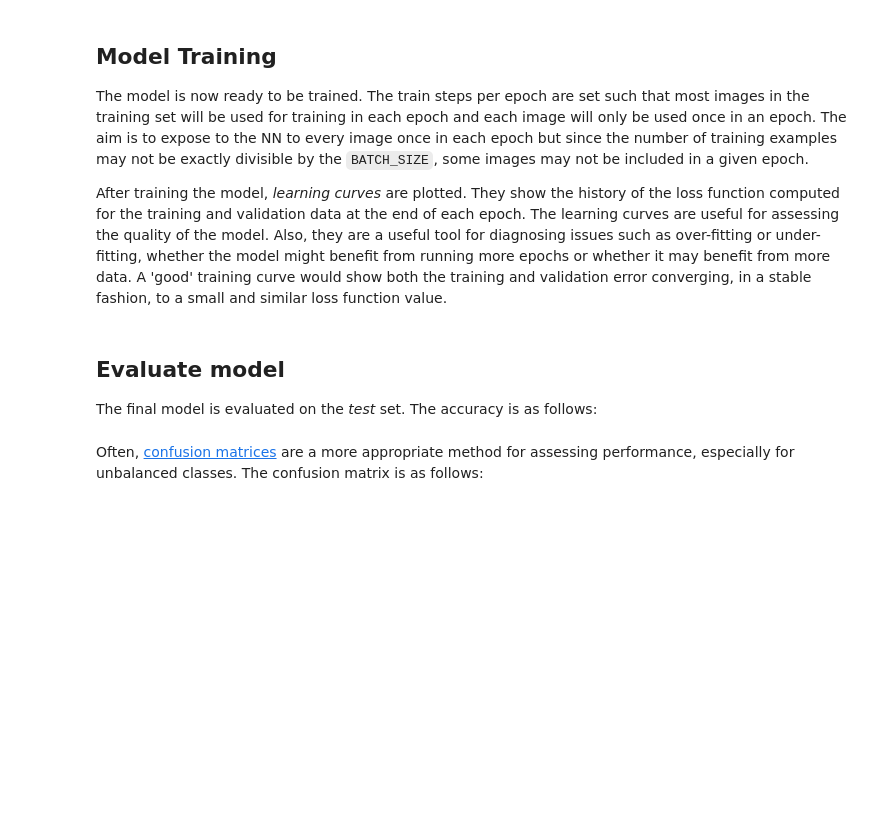
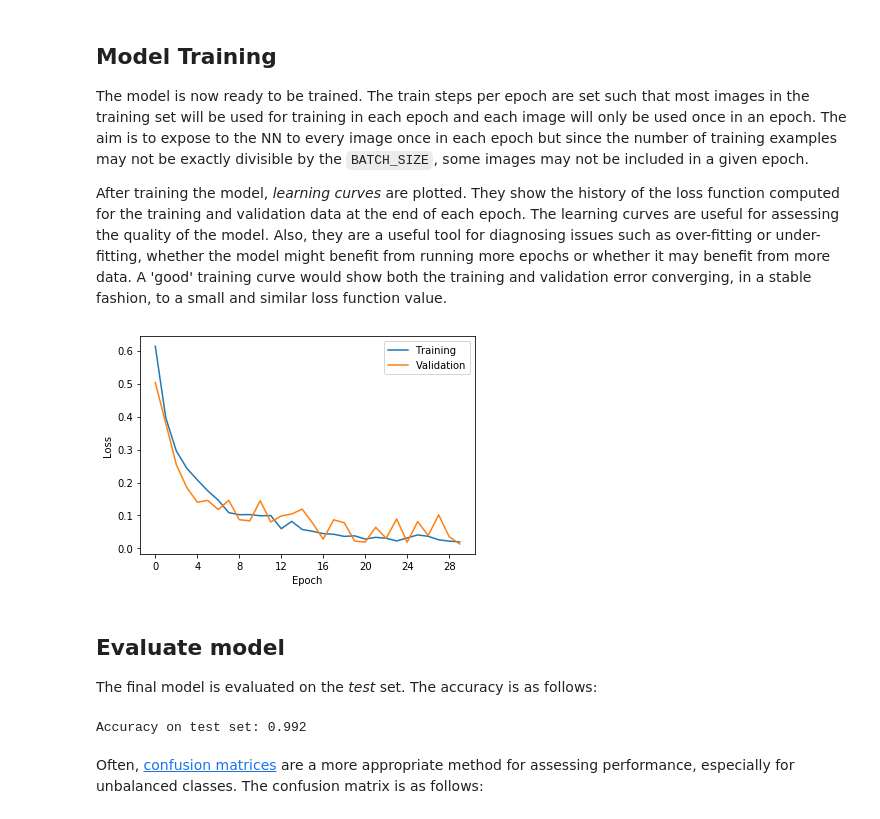
Before and after one commit to NickPTaylor/kaggle-casting-defects, a Jupyter notebook: kernels/identification-of-casting-defects/working/identification-of-casting-defects.ipynb, the cells around one changed output. Saved outputs shown, nothing was run; the diff lists cells and outputs as text; code cells hidden in the pictures; blank space fills up the shorter version.

Commit message:
Update kernel
- Set GPU flag to true, increase epochs.
- Ready to push to kaggle.

```diff
--- a/kernels/identification-of-casting-defects/working/identification-of-casting-defects.ipynb
+++ b/kernels/identification-of-casting-defects/working/identification-of-casting-defects.ipynb
@@ -23,8 +28,9 @@ import casting_defects_utils
 The following parameters are used to configure the model.
 # %%
 BATCH_SIZE = 128
-NO_EPOCHS = 5
-TRAIN_PROP = 0.05
+NO_EPOCHS = 30
+TRAIN_PROP = 1
+TRAIN_NEURAL_NETWORK = False
 # %% [markdown]
 The configuration settings control the following:
 
@@ -36,21 +43,26 @@ The configuration settings control the following:
 
 The `ImageDataGenrator` class from `keras` is used to pre-process raw image data.  A large number of operations are available for [image augmentation](https://machinelearningmastery.com/image-augmentation-deep-learning-keras/).  In this present case, the only pre-processing that is performed is to normalise the images.  Additionally, a validation set is partitioned from the training data.
 # %%
-# Paths to data.
+# Paths to input data.
 input_dir = pathlib.Path.cwd().parent  / 'input'
 data_sets = ('train', 'test')
 train_dir, test_dir = [next(input_dir.rglob(ds)) for ds in data_sets]
 
 # Generators.
-# noinspection SpellCheckingInspection
 trainval_datagen = ImageDataGenerator(
     rescale=1. / 255,
     validation_split=0.2
 )
-# noinspection SpellCheckingInspection
 test_datagen = ImageDataGenerator(
     rescale=1. / 255
 )
+
+# Paths to output data.
+output_dir = pathlib.Path().cwd() / 'output'
+try:
+    output_dir.mkdir()
+except FileExistsError:
+    pass
 # %% [markdown]
 Note that there are three data sets:
 
@@ -153,16 +194,31 @@ The model is now ready to be trained.  The train steps per epoch are set such th
 
 After training the model, *learning curves* are plotted.  They show the history of the loss function computed for the training and validation data at the end of each epoch.  The learning curves are useful for assessing the quality of the model.   Also, they are a useful tool for diagnosing issues such as over-fitting or under-fitting, whether the model might benefit from running more epochs or whether it may benefit from more data.  A 'good' training curve would show both the training and validation error converging, in a stable fashion, to a small and similar loss function value.
 # %%
-# Train model.
-train_steps, val_steps = [TRAIN_PROP * (gen.samples // BATCH_SIZE)
-                          for gen in (train_generator, validation_generator)]
-training = model.fit_generator(
-    generator=train_generator,
-    steps_per_epoch=train_steps,
-    validation_data=validation_generator,
-    validation_steps=val_steps,
-    epochs=NO_EPOCHS
-)
+if TRAIN_NEURAL_NETWORK:
+    # Train model.
+    train_steps, val_steps = \
+        [TRAIN_PROP * (gen.samples // BATCH_SIZE)
+         for gen in (train_generator, validation_generator)]
+    training = model.fit_generator(
+        generator=train_generator,
+        steps_per_epoch=train_steps,
+        validation_data=validation_generator,
+        validation_steps=val_steps,
+        epochs=NO_EPOCHS
+    )
+    #  Save model weights and history.
+    model.save_weights(output_dir / 'model.h5')
+    with open(output_dir / 'history.pickle', 'wb') as f:
+        pickle.dump(training, f)
+else:
+    # Load model and history.
+    model.load_weights(output_dir / 'model.h5')
+    with open(output_dir / 'history.pickle', 'rb') as f:
+        training = pickle.load(f)
+
+casting_defects_plots.plot_learn(training)
+# %% [output]
+[figure, added]
 # %% [markdown]
 ## Evaluate model
 
@@ -170,6 +226,8 @@ The final model is evaluated on the *test* set.  The accuracy is as follows:
 # %%
 test_loss, test_acc = model.evaluate_generator(test_generator)
 print("Accuracy on test set: {:.3f}".format(test_acc))
+# %% [output]
+Accuracy on test set: 0.992
 # %% [markdown]
 Often, [confusion matrices](https://machinelearningmastery.com/confusion-matrix-machine-learning/) are a more appropriate method for assessing performance, especially for unbalanced classes.  The confusion matrix is as follows:
 # %%
```
Also changed, not shown: parts of 9 cells of this notebook, 1 other file.
